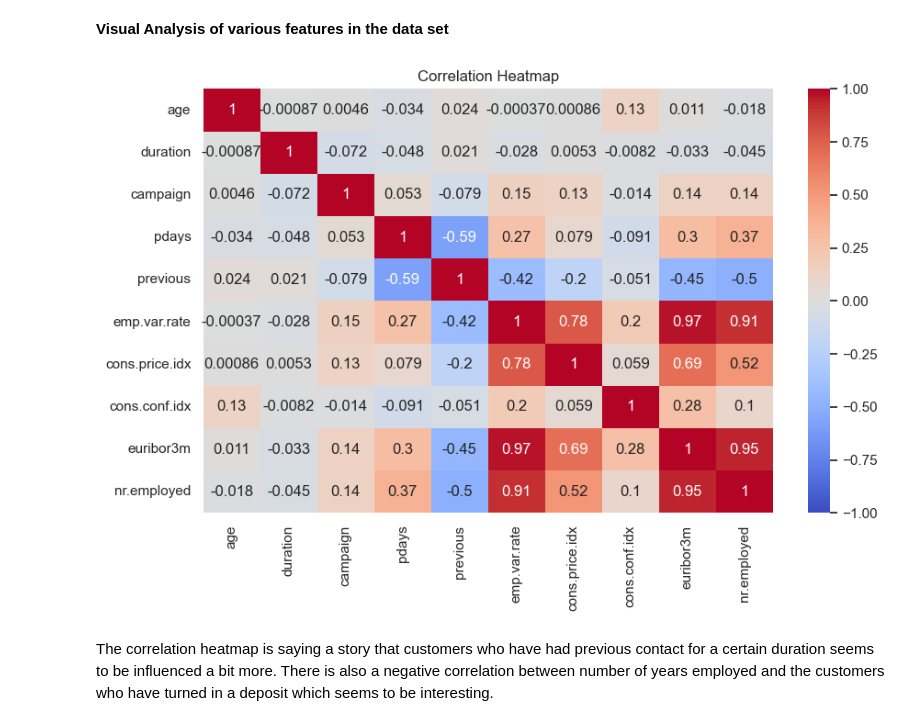
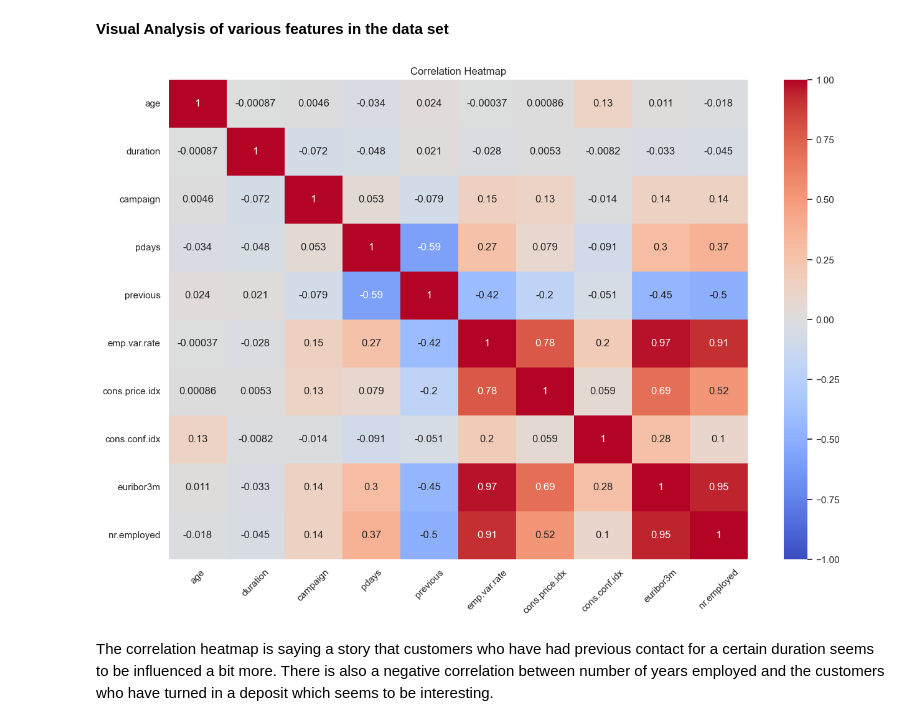
Before and after one commit to skavoori/practical-application-3, a Jupyter notebook: prompt_III.ipynb, the cells around one changed output. Saved outputs shown, nothing was run; the diff lists cells and outputs as text; code cells hidden in the pictures.

```diff
--- a/prompt_III.ipynb
+++ b/prompt_III.ipynb
@@ -157,25 +157,26 @@ Observations:
 # %%
 import matplotlib.pyplot as plt
 import seaborn as sns
 # Selecting numerical features only
 
 X = df.drop(columns=['y']).copy()
 y = df['y'].copy()
 
 num_cols = X.select_dtypes(include=[np.number]).columns.tolist()
 cat_cols = [c for c in X.columns if c not in num_cols]
 
 data_numeric = X.select_dtypes(include=['float64', 'int64'])
 num_cols = X.select_dtypes(include=[np.number]).columns.tolist()
 cat_cols = [c for c in df.columns if c not in num_cols]
 
 # Heatmap on numerical features
-plt.figure(figsize=(10, 6))
+plt.figure(figsize=(15, 10))
 sns.heatmap(data_numeric.corr(), annot=True, cmap='coolwarm', vmin=-1, vmax=1)
 plt.title('Correlation Heatmap')
+plt.xticks(rotation=45)
 plt.show()
 # %% [output]
-[figure, old version]
+[figure, new version]
 # %% [markdown]
 The correlation heatmap is saying a story that customers who have had previous contact for a certain duration seems to be influenced a bit more. There is also a negative correlation between number of years employed and the customers who have turned in a deposit which seems to be interesting.
 # %%
```
Also changed, not shown: parts of 2 cells of this notebook.
